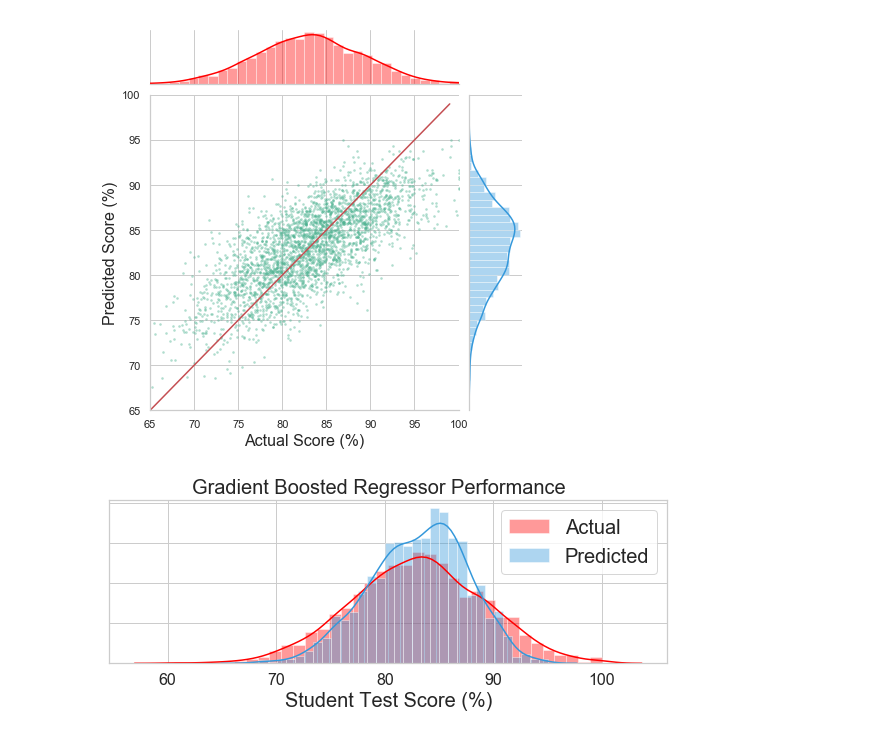
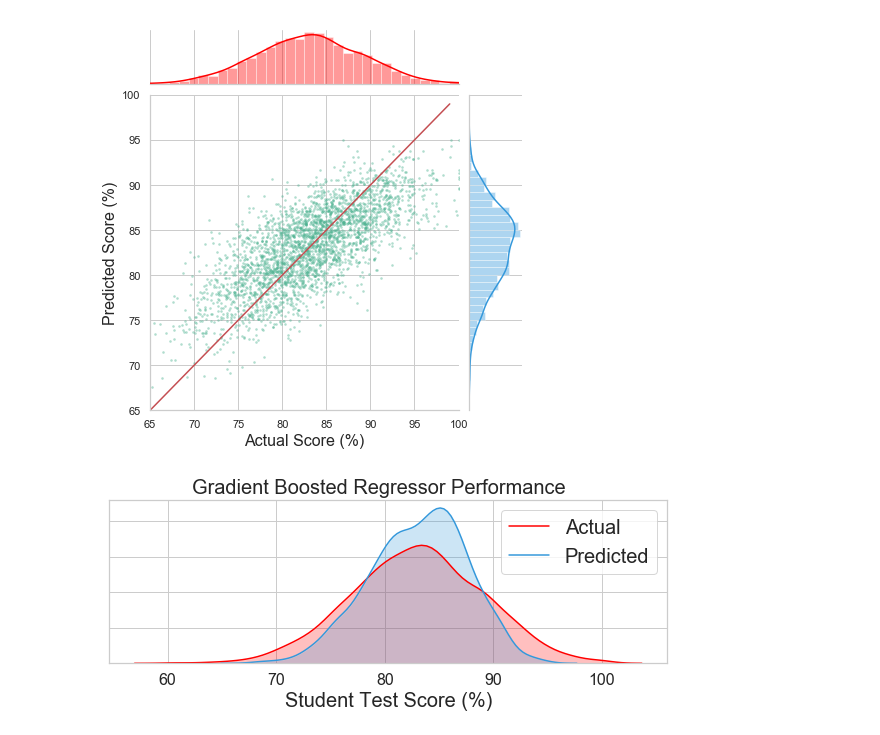
Before and after one commit to blake-enyart/heretolearn_django, a Jupyter notebook: jupyter_notebook/ml-generator.ipynb, the cells around one changed output. Drawn from its saved outputs; the diff is of its cells as text; code cells hidden in the pictures.

Commit message:
Update images for readme

```diff
--- a/jupyter_notebook/ml-generator.ipynb
+++ b/jupyter_notebook/ml-generator.ipynb
@@ -360,19 +360,19 @@ g.savefig('../machinelearning/media/joint_plot.png', dpi=1200) # Saves figure to
 # %% [output]
 [figure]
 # %%
-# Seaborn distibution plots overlay
+# Seaborn kde plots overlay
 fig, ax = plt.subplots(figsize=(10,3))
-test_axes = sns.distplot(y_test, ax=ax, label='Actual', color='red')
-dist_axes = sns.distplot(predictions, ax=ax, label='Predicted', color="#3498db")
+test_axes = sns.kdeplot(y_test, ax=ax, shade=True, label='Actual', color='red')
+dist_axes = sns.kdeplot(predictions, ax=ax, shade=True, label='Predicted', color="#3498db")
 fig.suptitle('Gradient Boosted Regressor Performance', fontsize='20')
-ax.set_xlabel('Student Test Score (%)', fontsize='20')
+plt.xlabel('Student Test Score (%)', fontsize='20')
 ax.set_yticklabels([])
 ax.tick_params(labelsize='16')
 ax.legend(fontsize='20')
 plt.show()
-fig.savefig('../machinelearning/media/distplot_comparison.png', dpi=1200) # Saves figure to django app
+fig.savefig('../machinelearning/media/distplot_comparison.png', dpi=1200, bbox_inches="tight") # Saves figure to django app
 # %% [output]
-[figure, old version]
+[figure, new version]
 # %%
 # Run this cell for actual student data from Sinatra Heroku App
 from pandas.io.json import json_normalize
```
Also changed, not shown: 4 other files.
